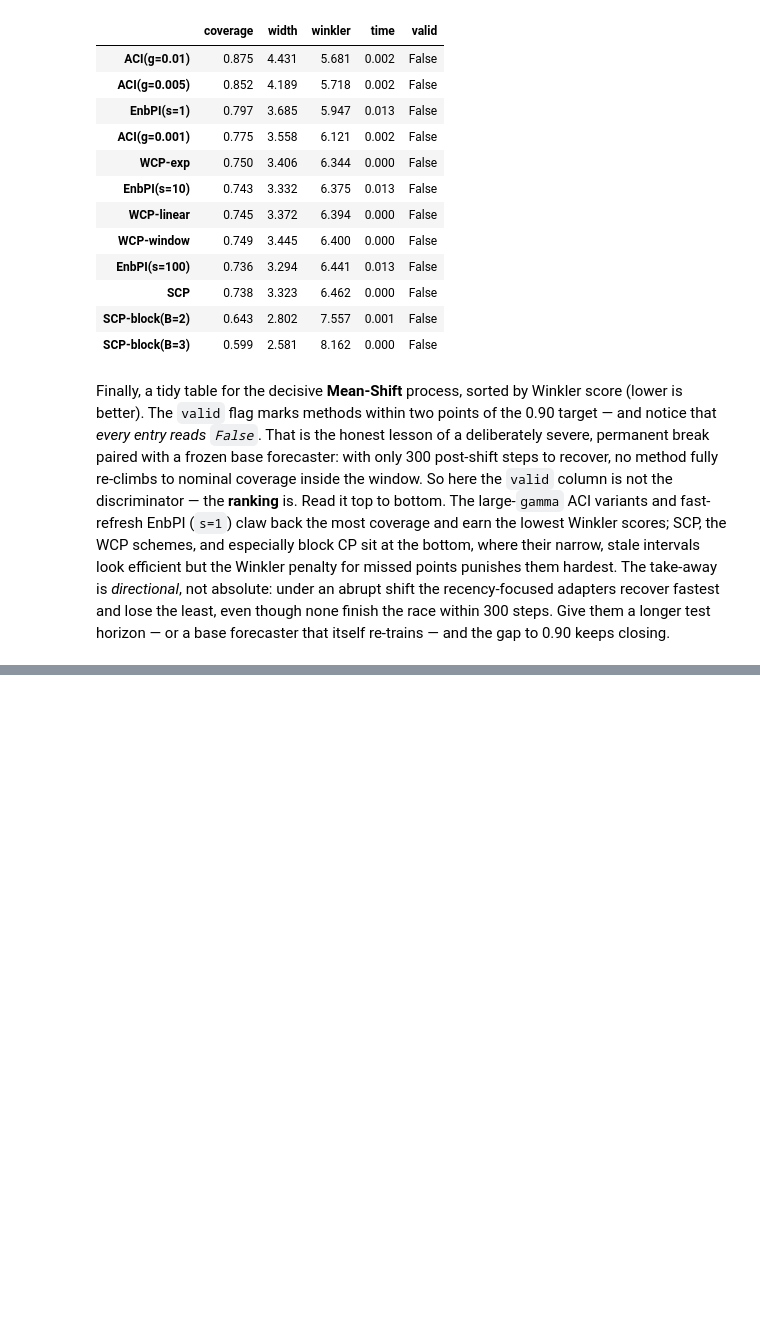
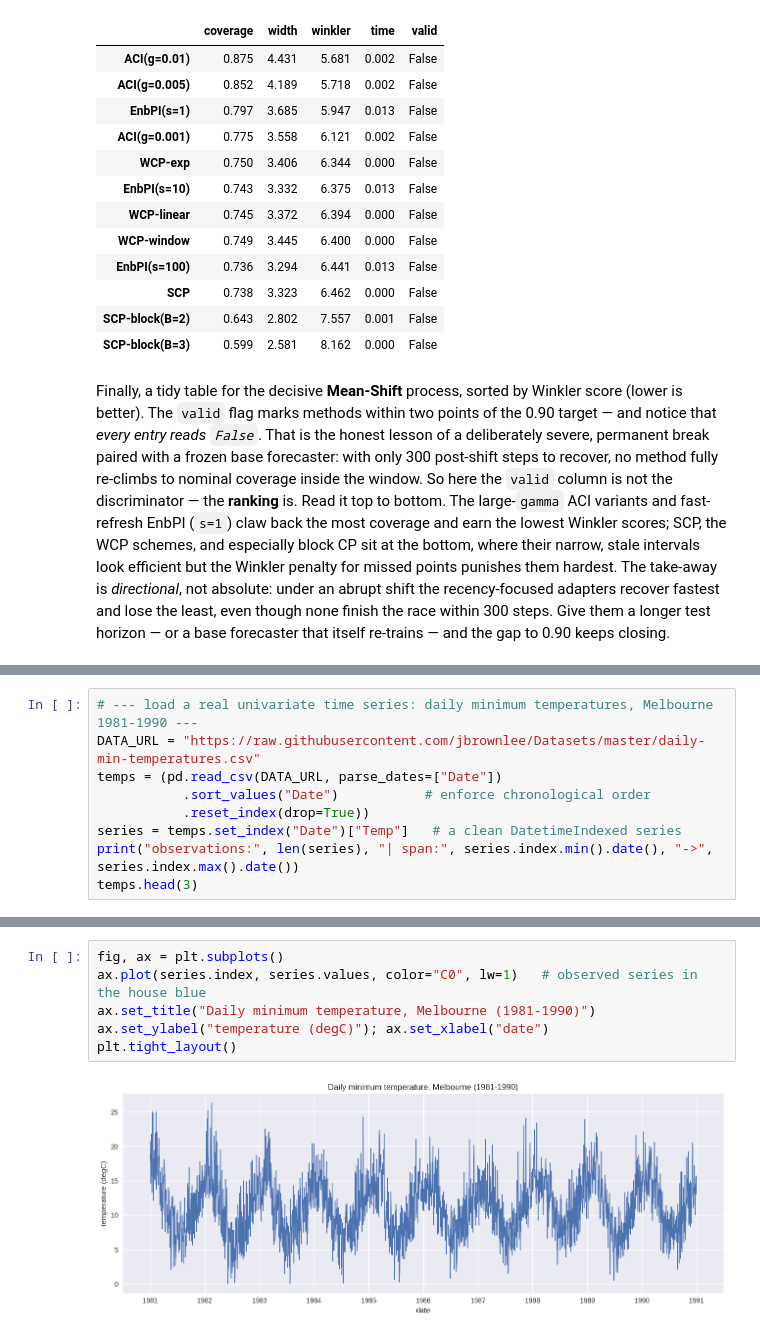
Before and after one commit to tng-konrad/time-series-with-Konrad, a Jupyter notebook: conformal_time_series.ipynb, the cells around one changed output, grey strips where cells are left out. Drawn from its saved outputs; the diff is of its cells as text; blank space fills up the shorter version.

```diff
--- a/claude-notebook-conformal_time_series.ipynb
+++ b/conformal_time_series.ipynb
@@ -603,0 +611,9 @@ Finally, a tidy table for the decisive **Mean-Shift** process, sorted by Winkler
+# %%
+# --- load a real univariate time series: daily minimum temperatures, Melbourne 1981-1990 ---
+DATA_URL = "https://raw.githubusercontent.com/jbrownlee/Datasets/master/daily-min-temperatures.csv"
+temps = (pd.read_csv(DATA_URL, parse_dates=["Date"])
+           .sort_values("Date")           # enforce chronological order
+           .reset_index(drop=True))
+series = temps.set_index("Date")["Temp"]   # a clean DatetimeIndexed series
+print("observations:", len(series), "| span:", series.index.min().date(), "->", series.index.max().date())
+temps.head(3)
@@ -603,0 +630,8 @@ Finally, a tidy table for the decisive **Mean-Shift** process, sorted by Winkler
+# %%
+fig, ax = plt.subplots()
+ax.plot(series.index, series.values, color="C0", lw=1)   # observed series in the house blue
+ax.set_title("Daily minimum temperature, Melbourne (1981-1990)")
+ax.set_ylabel("temperature (degC)"); ax.set_xlabel("date")
+plt.tight_layout()
+# %% [output]
+[figure, added]
```
Also changed, not shown: parts of 27 cells of this notebook, 2 other files.
